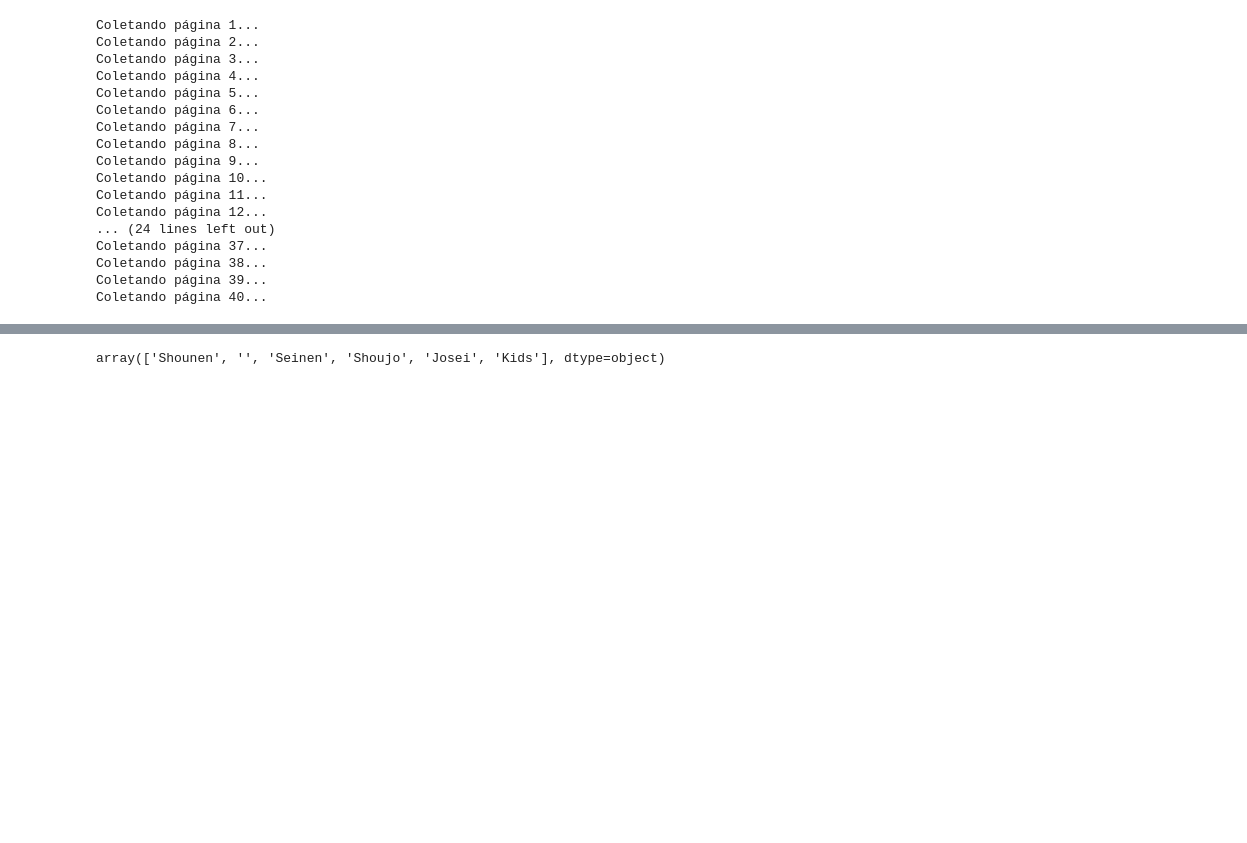
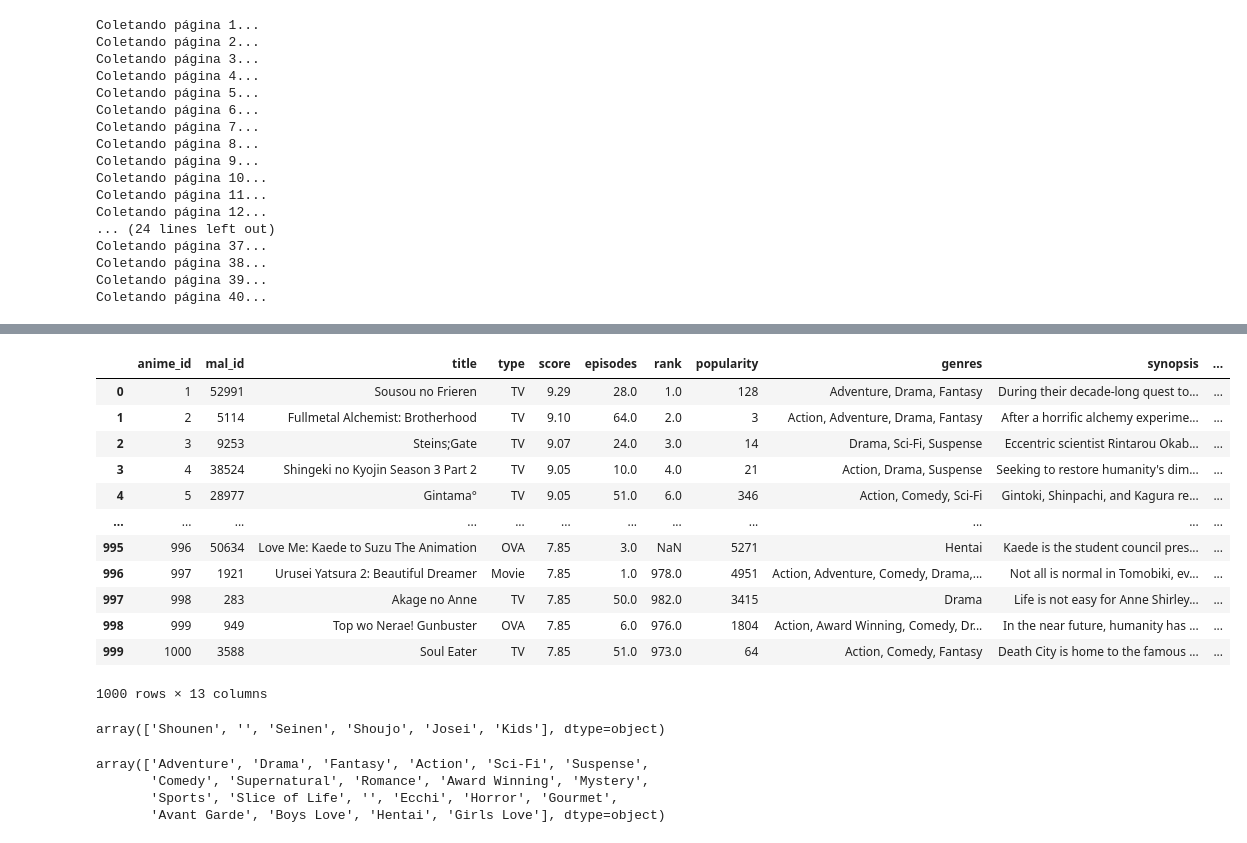
Before and after one commit to JoaoVictorDBP/Anime-Recommendation-System, a Jupyter notebook: AnimeRec.ipynb, the cells around one changed output, grey strips where cells are left out. Drawn from its saved outputs; the diff is of its cells as text; code cells hidden in the pictures; blank space fills up the shorter version.

```diff
--- a/AnimeRec.ipynb
+++ b/AnimeRec.ipynb
@@ -216,6 +216,40 @@ df_anime
 1000 rows × 12 columns
+# %%
+# Cria Id's para os animes e adiciona no df
+
+df_anime['anime_id'] = range(1, len(df_anime)+1)
+df_anime = df_anime[['anime_id'] + [col for col in df_anime.columns if col != 'anime_id']]
+df_anime
+# %% [output]
+|  | anime_id | mal_id | title | type | score | episodes | rank | popularity | genres | synopsis | ... |
+| 0 | 1 | 52991 | Sousou no Frieren | TV | 9.29 | 28.0 | 1.0 | 128 | Adventure, Drama, Fantasy | During their decade-long quest to... | ... |
+| 1 | 2 | 5114 | Fullmetal Alchemist: Brotherhood | TV | 9.10 | 64.0 | 2.0 | 3 | Action, Adventure, Drama, Fantasy | After a horrific alchemy experime... | ... |
+| 2 | 3 | 9253 | Steins;Gate | TV | 9.07 | 24.0 | 3.0 | 14 | Drama, Sci-Fi, Suspense | Eccentric scientist Rintarou Okab... | ... |
+| 3 | 4 | 38524 | Shingeki no Kyojin Season 3 Part 2 | TV | 9.05 | 10.0 | 4.0 | 21 | Action, Drama, Suspense | Seeking to restore humanity's dim... | ... |
+| 4 | 5 | 28977 | Gintama° | TV | 9.05 | 51.0 | 6.0 | 346 | Action, Comedy, Sci-Fi | Gintoki, Shinpachi, and Kagura re... | ... |
+| ... | ... | ... | ... | ... | ... | ... | ... | ... | ... | ... | ... |
+| 995 | 996 | 50634 | Love Me: Kaede to Suzu The Animation | OVA | 7.85 | 3.0 | NaN | 5271 | Hentai | Kaede is the student council pres... | ... |
+| 996 | 997 | 1921 | Urusei Yatsura 2: Beautiful Dreamer | Movie | 7.85 | 1.0 | 978.0 | 4951 | Action, Adventure, Comedy, Drama,... | Not all is normal in Tomobiki, ev... | ... |
+| 997 | 998 | 283 | Akage no Anne | TV | 7.85 | 50.0 | 982.0 | 3415 | Drama | Life is not easy for Anne Shirley... | ... |
+| 998 | 999 | 949 | Top wo Nerae! Gunbuster | OVA | 7.85 | 6.0 | 976.0 | 1804 | Action, Award Winning, Comedy, Dr... | In the near future, humanity has ... | ... |
+| 999 | 1000 | 3588 | Soul Eater | TV | 7.85 | 51.0 | 973.0 | 64 | Action, Comedy, Fantasy | Death City is home to the famous ... | ... |
+1000 rows × 13 columns
 # %%
 all_demographics = df_anime['demographics'].str.split(', ', expand=True).stack().unique()
 all_demographics
 # %% [output]
 array(['Shounen', '', 'Seinen', 'Shoujo', 'Josei', 'Kids'], dtype=object)
+# %%
+# Função que obtem todos os generos
+
+def get_all_genres(df_anime):
+  all_genres = df_anime['genres'].str.split(', ', expand=True).stack().unique()
+  return all_genres
+
+all_genres = get_all_genres(df_anime)
+all_genres
+# %% [output]
+array(['Adventure', 'Drama', 'Fantasy', 'Action', 'Sci-Fi', 'Suspense',
+       'Comedy', 'Supernatural', 'Romance', 'Award Winning', 'Mystery',
+       'Sports', 'Slice of Life', '', 'Ecchi', 'Horror', 'Gourmet',
+       'Avant Garde', 'Boys Love', 'Hentai', 'Girls Love'], dtype=object)
```
Also changed, not shown: parts of 8 cells of this notebook.
